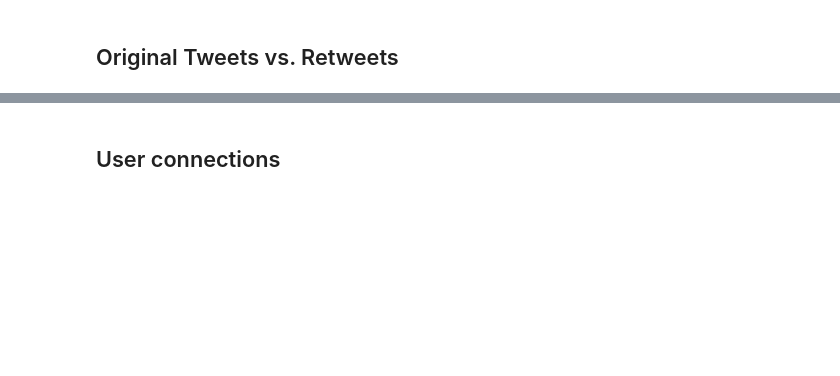
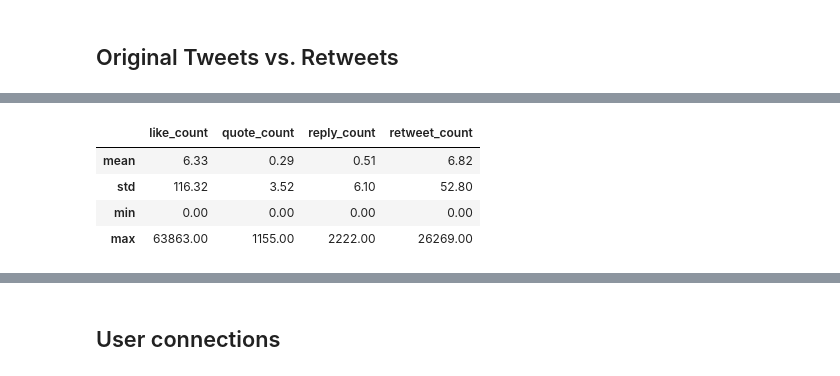
Before and after one commit to sarahkpardo/social-media-data-analysis, a Jupyter notebook: data_summary.ipynb, the cells around one changed output, grey strips where cells are left out. Saved outputs shown, nothing was run; the diff lists cells and outputs as text; code cells hidden in the pictures; blank space fills up the shorter version.

```diff
--- a/data_summary.ipynb
+++ b/data_summary.ipynb
@@ -277,13 +422,13 @@ def min_max_normalize(df):
 ## Original Tweets vs. Retweets
 # %%
 def original_tweets(tweets):
-    is_retweet = tweets['is_retweet'] == 'False'
+    is_retweet = tweets['is_retweet'] == False
     return (tweets
             .loc[:][is_retweet]
            )
 
 def retweets(tweets):
-    is_retweet = tweets['is_retweet'] == 'True'
+    is_retweet = tweets['is_retweet'] == True
     return (tweets
             .loc[:][is_retweet]
            )
@@ -295,0 +469,10 @@ def replies(tweets):
+# %%
+(original_tweets(campaign)
+ .describe()
+).loc[stats][counts]
+# %% [output]
+|  | like_count | quote_count | reply_count | retweet_count |
+| mean | 6.33 | 0.29 | 0.51 | 6.82 |
+| std | 116.32 | 3.52 | 6.10 | 52.80 |
+| min | 0.00 | 0.00 | 0.00 | 0.00 |
+| max | 63863.00 | 1155.00 | 2222.00 | 26269.00 |
```
Also changed, not shown: parts of 42 cells of this notebook, 5 other files.
